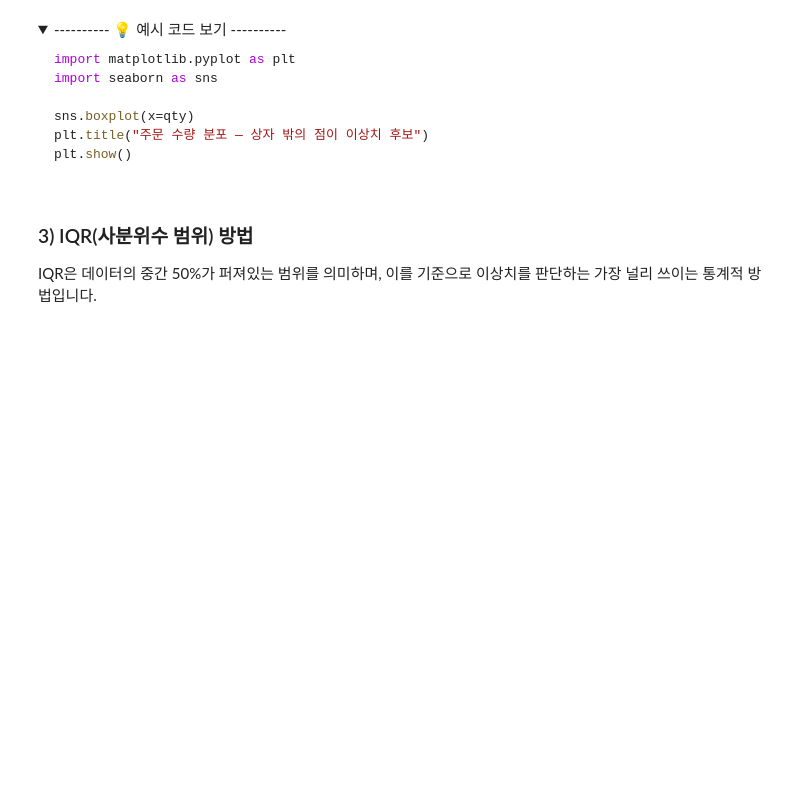
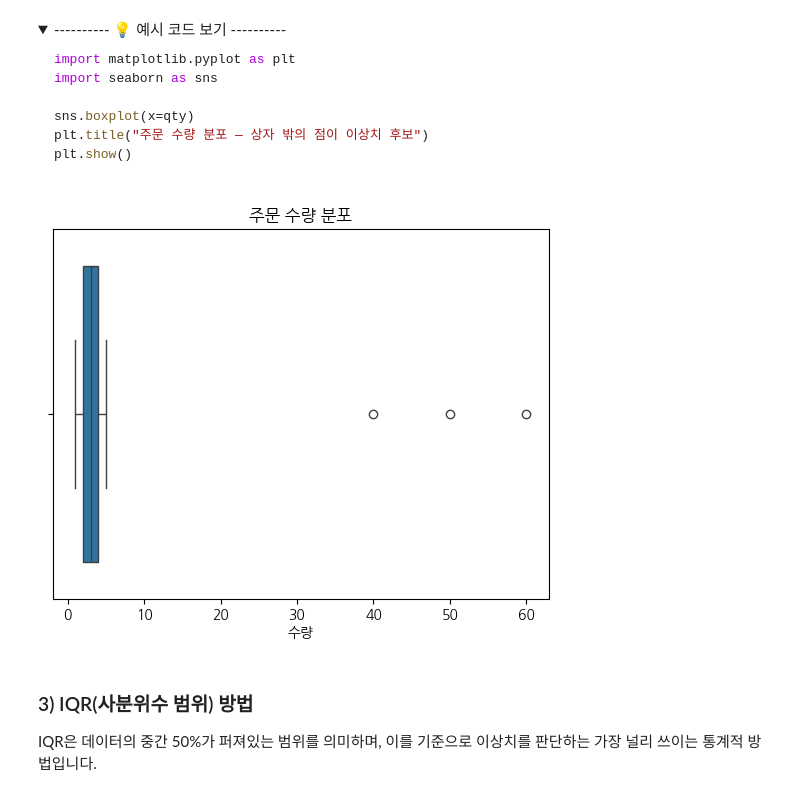
Before and after one commit to qnrPwjd/EST_AI_Challengers_Code, a Jupyter notebook: Week2/CH09_데이터전처리.ipynb, the cells around one changed output. Cells and saved outputs as stored; diff of their text form; code cells hidden in the pictures; folded sections open; blank space fills up the shorter version.

```diff
--- a/Week2/CH09_데이터전처리.ipynb
+++ b/Week2/CH09_데이터전처리.ipynb
@@ -570,3 +755,6 @@ import numpy as np
 df = pd.read_csv("orders.csv")
 
 # 지난 소단원(결측치)에서 배운 dropna()를 먼저 적용해 수량 데이터를 준비
+qty = df['수량'].dropna()
+
+print(qty.sort_values(ascending = False).head())
@@ -612,11 +817,17 @@ plt.show()
 # %%
 # 코드 입력
 
 import matplotlib.pyplot as plt
 import seaborn as sns
 
 # boxplot으로 확인
 # x만 지정하면 가로로 출력됨 (y에 지정하면 세로 출력)
+
+sns.boxplot(x = qty)
+plt.title('주문 수량 분포')
+plt.show()
+# %% [output]
+[figure, added]
 # %% [markdown]
 ### 3) IQR(사분위수 범위) 방법
 
```
Also changed, not shown: parts of 35 cells of this notebook.
